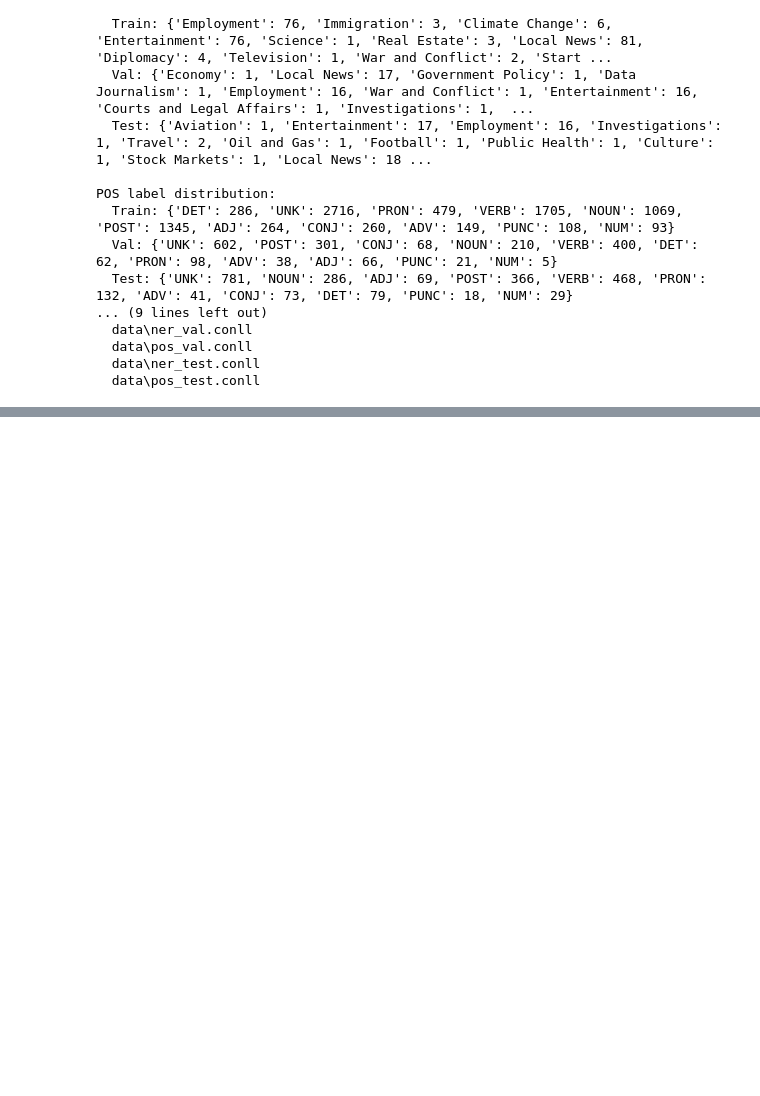
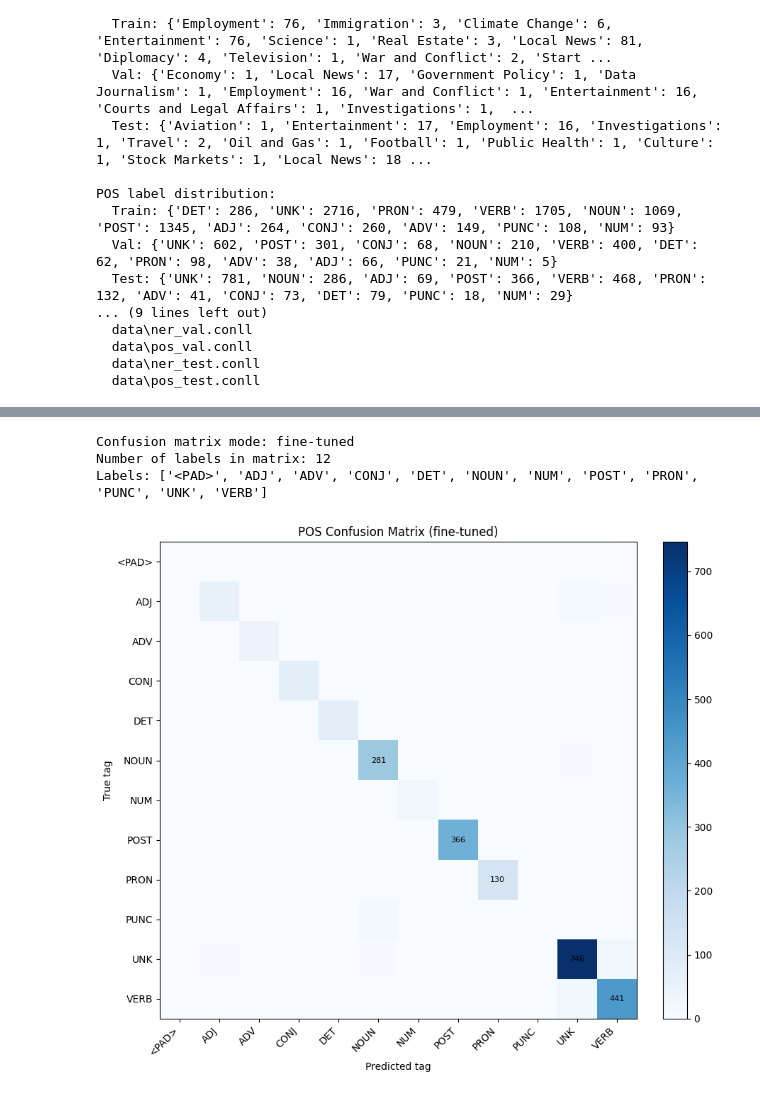
Before and after one commit to Muddassir-Asghar/NLP-Assignment-2, a Jupyter notebook: i23-2577_Assignment2_DS-A.ipynb, the cells around one changed output, grey strips where cells are left out. Cells and saved outputs as stored; diff of their text form; code cells hidden in the pictures; blank space fills up the shorter version.

```diff
--- a/i23-2577_Assignment2_DS-A.ipynb
+++ b/i23-2577_Assignment2_DS-A.ipynb
@@ -1805,0 +2550,37 @@ POS label distribution:
+# %%
+# POS Eval Cell 2: Confusion matrix over all model tags (12 labels including <PAD>)
+best_mode_name = "fine-tuned" if pos_eval_tuned["macro_f1"] >= pos_eval_frozen["macro_f1"] else "frozen"
+best_eval = pos_eval_tuned if best_mode_name == "fine-tuned" else pos_eval_frozen
+
+cm = best_eval["cm"]
+labels = best_eval["labels"]
+
+print(f"Confusion matrix mode: {best_mode_name}")
+print(f"Number of labels in matrix: {len(labels)}")
+print("Labels:", labels)
+
+fig, ax = plt.subplots(figsize=(10, 8))
+im = ax.imshow(cm, cmap="Blues")
+ax.set_title(f"POS Confusion Matrix ({best_mode_name})")
+ax.set_xlabel("Predicted tag")
+ax.set_ylabel("True tag")
+ax.set_xticks(np.arange(len(labels)))
+ax.set_yticks(np.arange(len(labels)))
+ax.set_xticklabels(labels, rotation=45, ha="right")
+ax.set_yticklabels(labels)
+
+# Annotate only the larger counts for readability.
+threshold = max(1, int(cm.max() * 0.15))
+for i in range(cm.shape[0]):
+    for j in range(cm.shape[1]):
+        if cm[i, j] >= threshold:
+            ax.text(j, i, str(cm[i, j]), ha="center", va="center", color="black", fontsize=8)
+
+fig.colorbar(im, ax=ax, fraction=0.046, pad=0.04)
+plt.tight_layout()
+plt.show()
+# %% [output]
+Confusion matrix mode: fine-tuned
+Number of labels in matrix: 12
+Labels: ['<PAD>', 'ADJ', 'ADV', 'CONJ', 'DET', 'NOUN', 'NUM', 'POST', 'PRON', 'PUNC', 'UNK', 'VERB']
+[figure, added]
```
Also changed, not shown: parts of 18 cells of this notebook, 1 other file.
